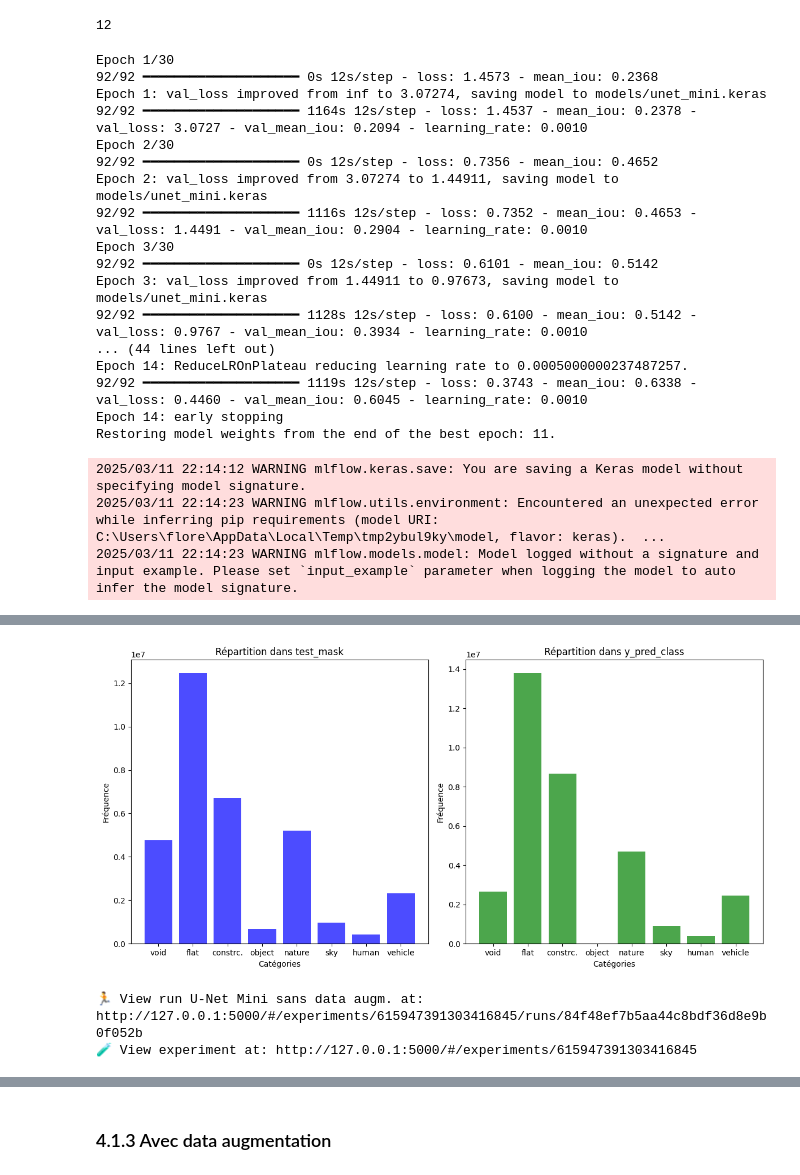
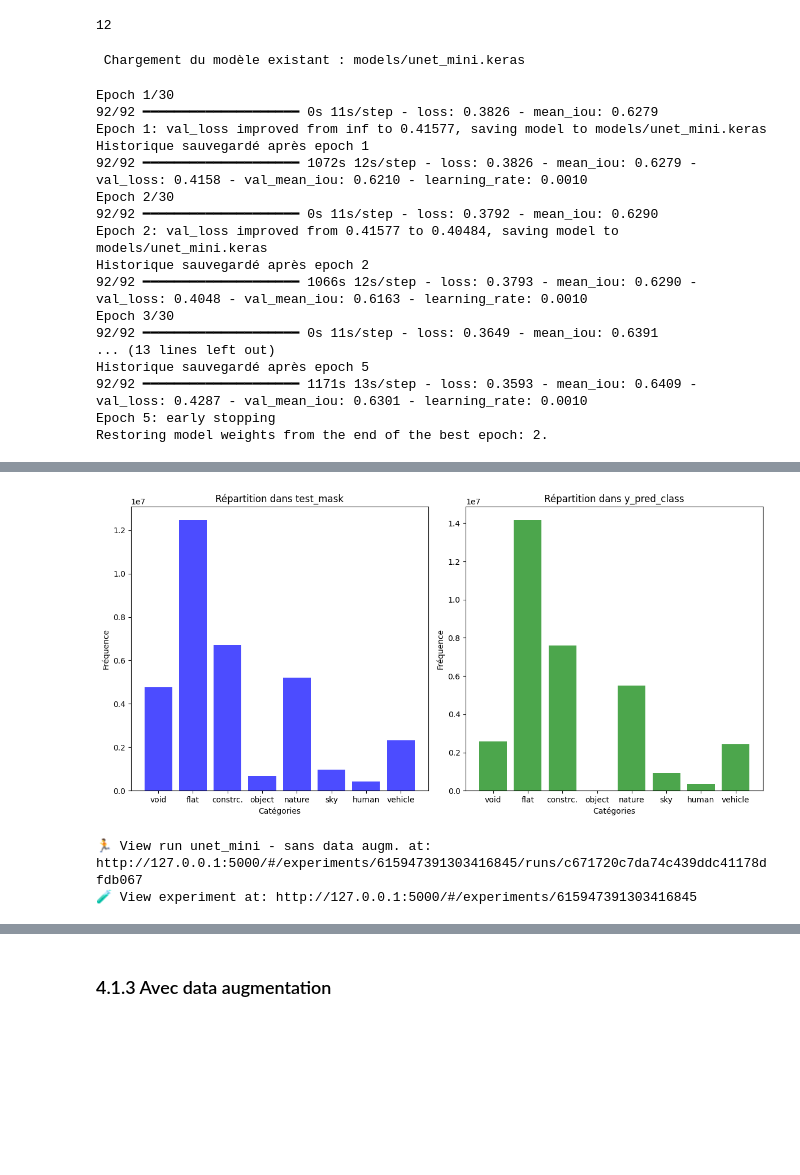
Before and after one commit to flo-tho/Projet8, a Jupyter notebook: notebook_test_modeles.ipynb, the cells around one changed output, grey strips where cells are left out. Drawn from its saved outputs; the diff is of its cells as text; code cells hidden in the pictures; blank space fills up the shorter version.

Commit message:
MAJ entrainement modeles

```diff
--- a/notebook_test_modeles.ipynb
+++ b/notebook_test_modeles.ipynb
@@ -452,0 +489,18 @@ def train_pipeline(model, params, train_generator, val_generator, epochs, checkp
+# %%
+def should_resume_training(history, early_stopping_patience=3):
+    """Détermine si l'entraînement doit reprendre ou s'il est déjà optimisé"""
+
+    if history is None or "val_loss" not in history.history:
+        return True  # Pas d'historique, on doit entraîner
+
+    val_loss = history.history["val_loss"]
+
+    # Vérifier si la validation loss s'est améliorée récemment
+    if len(val_loss) > early_stopping_patience:
+        recent_losses = val_loss[-early_stopping_patience:]
+        if all(loss >= val_loss[-early_stopping_patience - 1] for loss in recent_losses):
+            print("Le modèle a atteint son meilleur niveau, inutile de reprendre.")
+            return False  # Stop, déjà le meilleur modèle
+
+    print("Reprise de l'entraînement possible.")
+    return True  # On peut continuer l'entraînement
@@ -1204,9 +1305,11 @@ print(multiprocessing.cpu_count())  # Nombre total de cœurs logiques
 # %%
 # paramétrages
 epochs=30
-checkpoint_path = "models/unet_mini.keras"
+model = unet_mini()
+model_name = "unet_mini"
+checkpoint_path = f"models/{model_name}.keras"
 # %%
-with mlflow.start_run(run_name="U-Net Mini sans data augm."):
+with mlflow.start_run(run_name=f"{model_name} - sans data augm."):
 
     #mlflow.set_tag("Approach", "sans data augm.")
 
@@ -1222,7 +1325,7 @@ with mlflow.start_run(run_name="U-Net Mini sans data augm."):
 
     #----------------------------
     # Compile & entraînement
-    history = train_pipeline(model, params, train_generator, val_generator, epochs, checkpoint_path)
+    history = train_pipeline(model, model_name, params, train_generator, val_generator, epochs, checkpoint_path)
 
 
     #----------------------------
@@ -1230,7 +1333,7 @@ with mlflow.start_run(run_name="U-Net Mini sans data augm."):
     model = tf.keras.models.load_model(checkpoint_path)
     # temp_ex_dir = "models/temp_example"
     # input_example = np.expand_dims(train_generator[0][0][0], axis=0)  # Une seule image avec batch dim
-    mlflow.keras.log_model(model, "U_Net_Mini") #, input_example=input_example, artifact_path=temp_ex_dir)
+    mlflow.keras.log_model(model, model_name) #, input_example=input_example, artifact_path=temp_ex_dir)
 
     #----------------------------
     # Calculs et log des metrics du modèle dans MLFlow
@@ -1242,23 +1345,21 @@ with mlflow.start_run(run_name="U-Net Mini sans data augm."):
     for i, value in enumerate(iou_per_class):
         mlflow.log_metric(f"IoU_Class_{i}", value)
 # %% [output]
-Epoch 1/30
-92/92 ━━━━━━━━━━━━━━━━━━━━ 0s 12s/step - loss: 1.4573 - mean_iou: 0.2368
-Epoch 1: val_loss improved from inf to 3.07274, saving model to models/unet_mini.keras
-92/92 ━━━━━━━━━━━━━━━━━━━━ 1164s 12s/step - loss: 1.4537 - mean_iou: 0.2378 - val_loss: 3.0727 - val_mean_iou: 0.2094 - learning_rate: 0.0010
-Epoch 2/30
-92/92 ━━━━━━━━━━━━━━━━━━━━ 0s 12s/step - loss: 0.7356 - mean_iou: 0.4652
-Epoch 2: val_loss improved from 3.07274 to 1.44911, saving model to models/unet_mini.keras
-92/92 ━━━━━━━━━━━━━━━━━━━━ 1116s 12s/step - loss: 0.7352 - mean_iou: 0.4653 - val_loss: 1.4491 - val_mean_iou: 0.2904 - learning_rate: 0.0010
-Epoch 3/30
-92/92 ━━━━━━━━━━━━━━━━━━━━ 0s 12s/step - loss: 0.6101 - mean_iou: 0.5142
-Epoch 3: val_loss improved from 1.44911 to 0.97673, saving model to models/unet_mini.keras
-92/92 ━━━━━━━━━━━━━━━━━━━━ 1128s 12s/step - loss: 0.6100 - mean_iou: 0.5142 - val_loss: 0.9767 - val_mean_iou: 0.3934 - learning_rate: 0.0010
-... (44 lines left out)
-Epoch 14: ReduceLROnPlateau reducing learning rate to 0.0005000000237487257.
-92/92 ━━━━━━━━━━━━━━━━━━━━ 1119s 12s/step - loss: 0.3743 - mean_iou: 0.6338 - val_loss: 0.4460 - val_mean_iou: 0.6045 - learning_rate: 0.0010
-Epoch 14: early stopping
-Restoring model weights from the end of the best epoch: 11.
+ Chargement du modèle existant : models/unet_mini.keras
-2025/03/11 22:14:12 WARNING mlflow.keras.save: You are saving a Keras model without specifying model signature.
-2025/03/11 22:14:23 WARNING mlflow.utils.environment: Encountered an unexpected error while inferring pip requirements (model URI: C:\Users\flore\AppData\Local\Temp\tmp2ybul9ky\model, flavor: keras).  ...
-2025/03/11 22:14:23 WARNING mlflow.models.model: Model logged without a signature and input example. Please set `input_example` parameter when logging the model to auto infer the model signature.
+Epoch 1/30
+92/92 ━━━━━━━━━━━━━━━━━━━━ 0s 11s/step - loss: 0.3826 - mean_iou: 0.6279
+Epoch 1: val_loss improved from inf to 0.41577, saving model to models/unet_mini.keras
+Historique sauvegardé après epoch 1
+92/92 ━━━━━━━━━━━━━━━━━━━━ 1072s 12s/step - loss: 0.3826 - mean_iou: 0.6279 - val_loss: 0.4158 - val_mean_iou: 0.6210 - learning_rate: 0.0010
+Epoch 2/30
+92/92 ━━━━━━━━━━━━━━━━━━━━ 0s 11s/step - loss: 0.3792 - mean_iou: 0.6290
+Epoch 2: val_loss improved from 0.41577 to 0.40484, saving model to models/unet_mini.keras
+Historique sauvegardé après epoch 2
+92/92 ━━━━━━━━━━━━━━━━━━━━ 1066s 12s/step - loss: 0.3793 - mean_iou: 0.6290 - val_loss: 0.4048 - val_mean_iou: 0.6163 - learning_rate: 0.0010
+Epoch 3/30
+92/92 ━━━━━━━━━━━━━━━━━━━━ 0s 11s/step - loss: 0.3649 - mean_iou: 0.6391
+... (13 lines left out)
+Historique sauvegardé après epoch 5
+92/92 ━━━━━━━━━━━━━━━━━━━━ 1171s 13s/step - loss: 0.3593 - mean_iou: 0.6409 - val_loss: 0.4287 - val_mean_iou: 0.6301 - learning_rate: 0.0010
+Epoch 5: early stopping
+Restoring model weights from the end of the best epoch: 2.
@@ -1282,6 +1386,6 @@ Répartition dans y_pred_class: [ 2659521 13792184  8663172  4686022   911917
-[figure, old version]
+[figure, new version]
-🏃 View run U-Net Mini sans data augm. at: http://127.0.0.1:5000/#/experiments/615947391303416845/runs/84f48ef7b5aa44c8bdf36d8e9b0f052b
-🧪 View experiment at: http://127.0.0.1:5000/#/experiments/615947391303416845
+🏃 View run unet_mini - sans data augm. at: http://127.0.0.1:5000/#/experiments/615947391303416845/runs/c671720c7da74c439ddc41178dfdb067
+🧪 View experiment at: http://127.0.0.1:5000/#/experiments/615947391303416845
 # %%
 # Sélection d'une image test pour visualitation
 batch_index = 9
```
Also changed, not shown: parts of 52 cells of this notebook.
